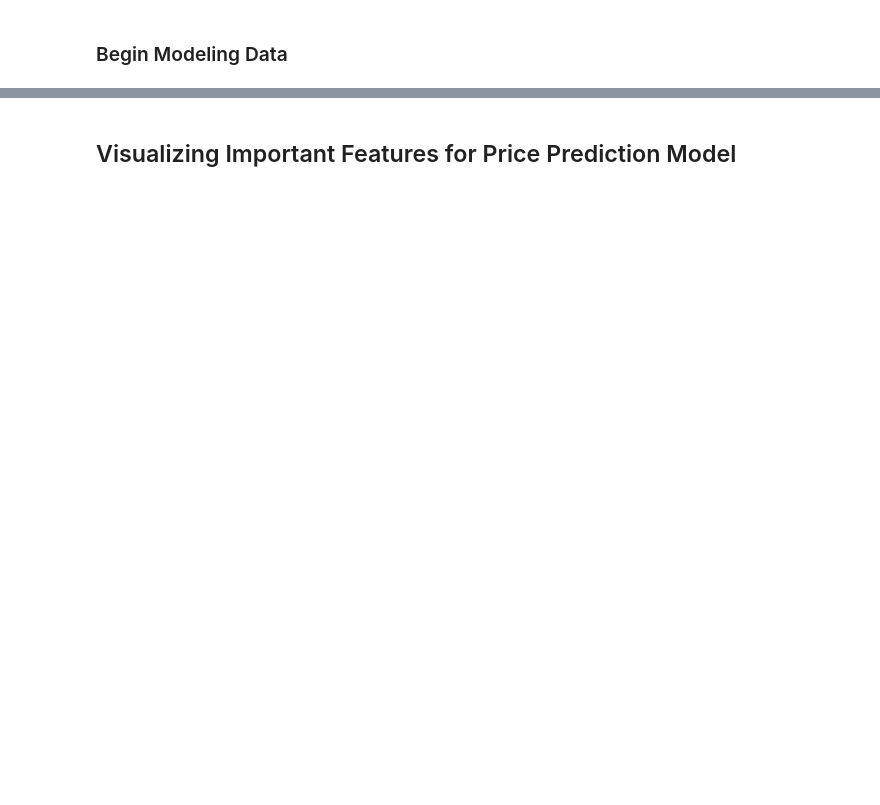
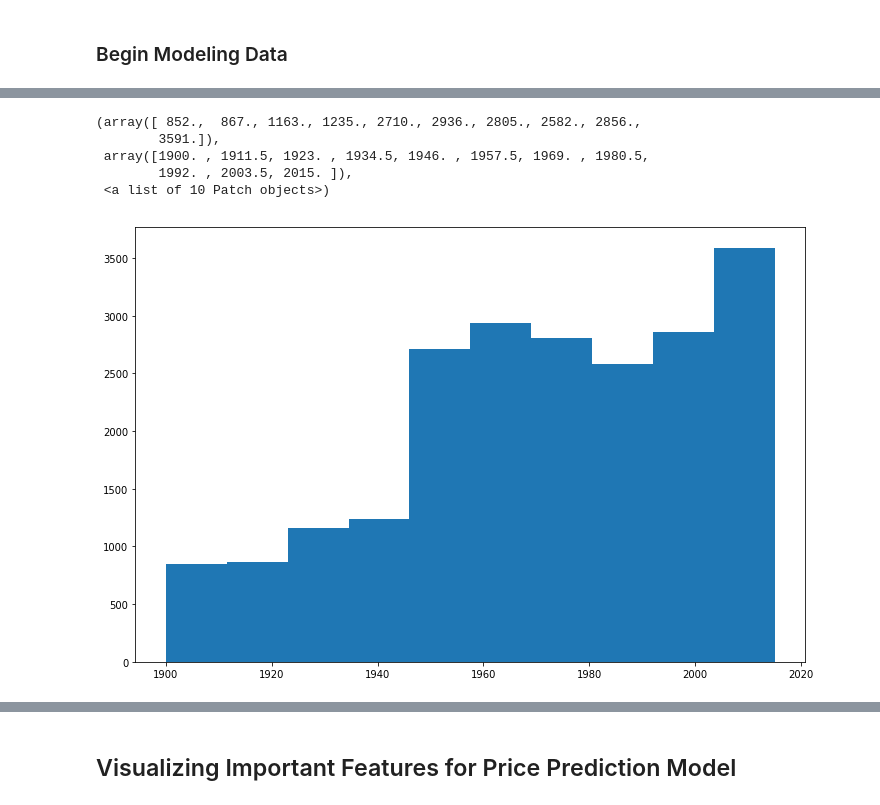
Before and after one commit to Jthomas3425/DSLabsv2, a Jupyter notebook: Projects/Mod 1 Final Project/student.ipynb, the cells around one changed output, grey strips where cells are left out. Saved outputs shown, nothing was run; the diff lists cells and outputs as text; code cells hidden in the pictures; blank space fills up the shorter version.

```diff
--- a/Projects/Mod 1 Final Project/student.ipynb
+++ b/Projects/Mod 1 Final Project/student.ipynb
@@ -226,0 +241,11 @@ strong multicollinearity problems or that the design matrix is singular.
+# %%
+est_price = list(model.predict())
+plt.figure(figsize=(12,8))
+plt.hist(housing_data['yr_built'])
+# %% [output]
+(array([ 852.,  867., 1163., 1235., 2710., 2936., 2805., 2582., 2856.,
+        3591.]),
+ array([1900. , 1911.5, 1923. , 1934.5, 1946. , 1957.5, 1969. , 1980.5,
+        1992. , 2003.5, 2015. ]),
+ <a list of 10 Patch objects>)
+[figure, added]
```
Also changed, not shown: parts of 10 cells of this notebook.
